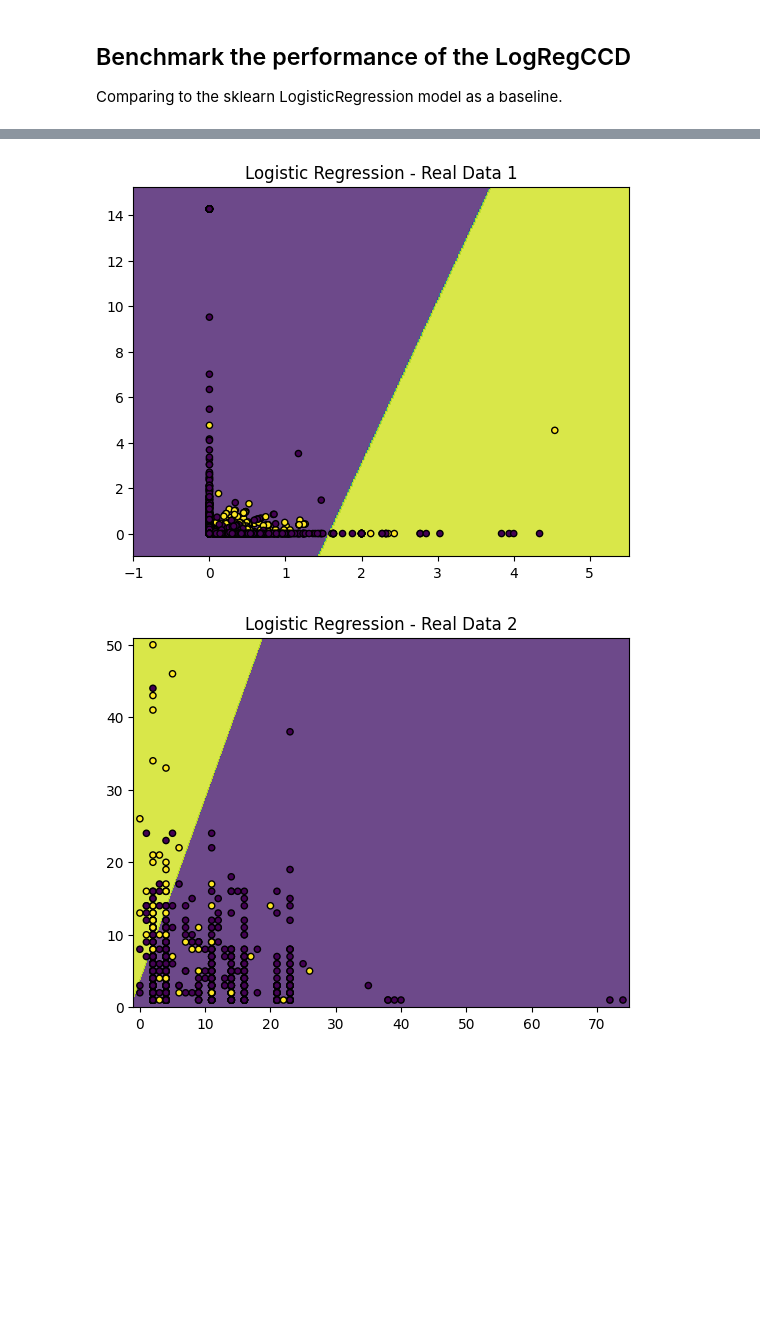
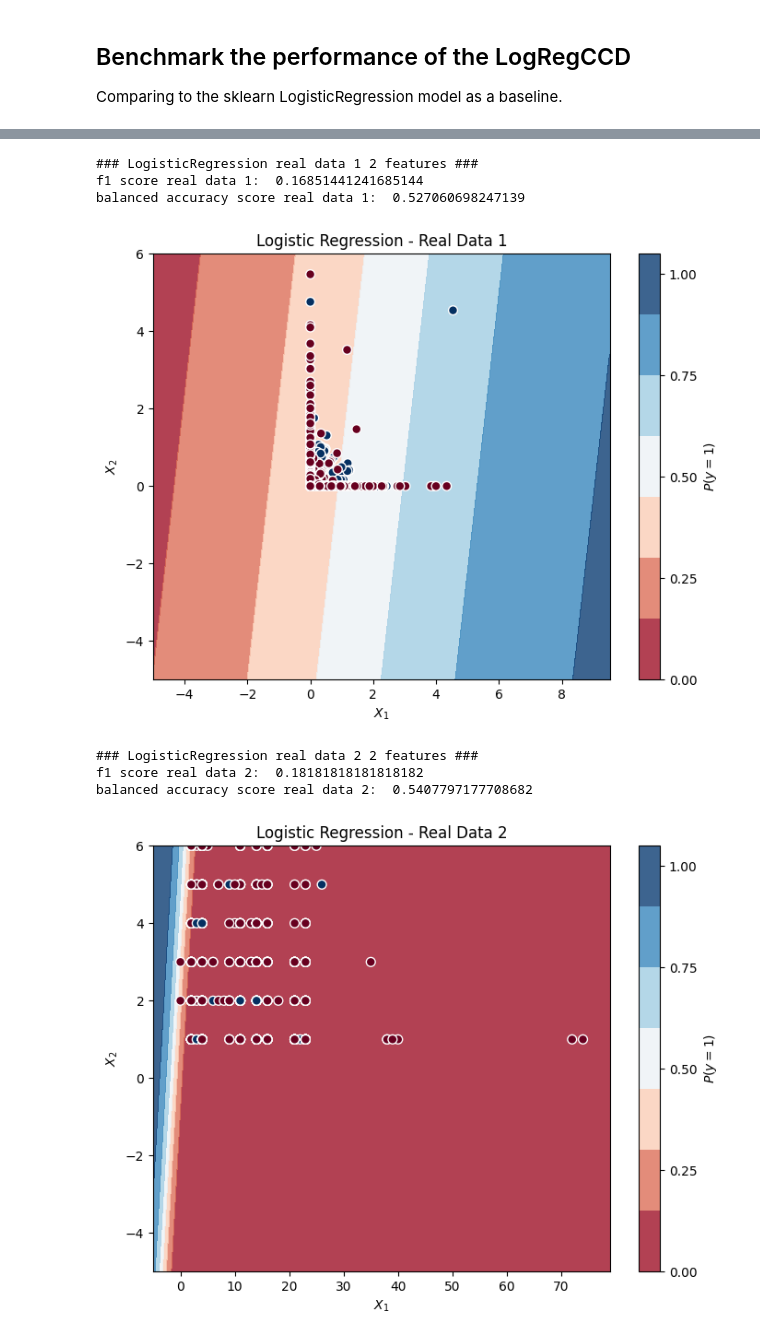
Before and after one commit to dxzielinski/aml-ccd, a Jupyter notebook: ccd/experiments/benchmark.ipynb, the cells around one changed output, grey strips where cells are left out. Saved outputs shown, nothing was run; the diff lists cells and outputs as text; code cells hidden in the pictures; blank space fills up the shorter version.

```diff
--- a/ccd/experiments/benchmark.ipynb
+++ b/ccd/experiments/benchmark.ipynb
@@ -113,19 +113,20 @@ import numpy as np
 
 def plot_decision_boundary(X, y, model, title):
     h = 0.02
-    x_min, x_max = X[:, 0].min() - 1, X[:, 0].max() + 1
-    y_min, y_max = X[:, 1].min() - 1, X[:, 1].max() + 1
+    x_min, x_max = X[:, 0].min() - 5, X[:, 0].max() + 5
+    y_min, y_max = y.min() - 5, y.max() + 5
     xx, yy = np.meshgrid(np.arange(x_min, x_max, h), np.arange(y_min, y_max, h))
     # x has 50 features, so we need to flatten the grid
-    Z = model.predict(np.c_[xx.ravel(), yy.ravel()])
+    Z = model.predict_proba(np.c_[xx.ravel(), yy.ravel()])[:, 1]
     Z = Z.reshape(xx.shape)
-
-    plt.figure()
-    plt.contourf(xx, yy, Z, alpha=0.8)
-    plt.scatter(X[:, 0], X[:, 1], c=y, edgecolors="k", s=20)
-    plt.xlim(xx.min(), xx.max())
-    plt.ylim(yy.min(), yy.max())
-    plt.title(title)
+    f, ax = plt.subplots(figsize=(8, 6))
+    contour = ax.contourf(xx, yy, Z, cmap="RdBu", alpha=0.8, vmin=0, vmax=1)
+    ax_c = f.colorbar(contour)
+    ax_c.set_label("$P(y = 1)$")
+    ax_c.set_ticks([0, 0.25, 0.5, 0.75, 1])
+    ax.scatter(X[:, 0], X[:, 1], c=y, s=50, cmap="RdBu", edgecolor="white", linewidth=1)
+    ax.set(xlim=(x_min, x_max), ylim=(y_min, y_max), xlabel="$X_1$", ylabel="$X_2$")
+    ax.set_title(title)
     plt.show()
 
 
@@ -190,2 +191,8 @@ balanced accuracy score synthetic data:  1.0
+### LogisticRegression real data 1 2 features ###
+f1 score real data 1:  0.16851441241685144
+balanced accuracy score real data 1:  0.527060698247139
-[figure, old version]
+[figure, new version]
+### LogisticRegression real data 2 2 features ###
+f1 score real data 2:  0.18181818181818182
+balanced accuracy score real data 2:  0.5407797177708682
-[figure, old version]
+[figure, new version]
```
Also changed, not shown: parts of 2 cells of this notebook.
